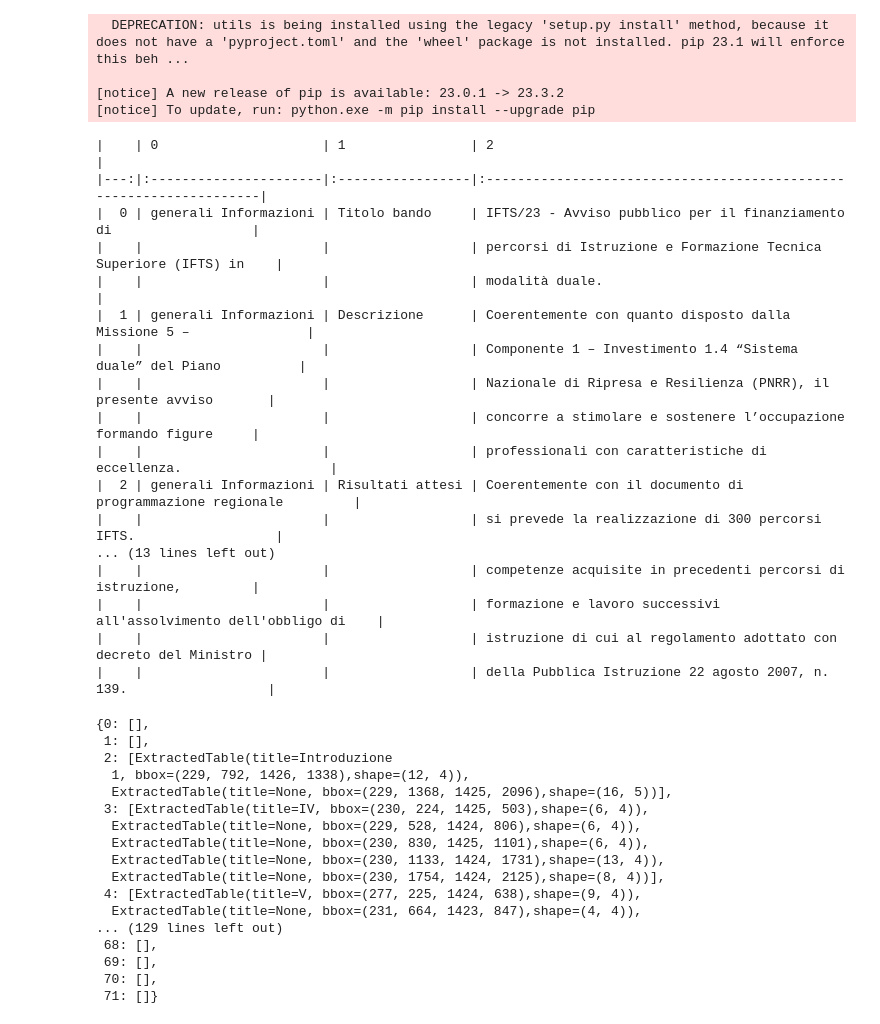
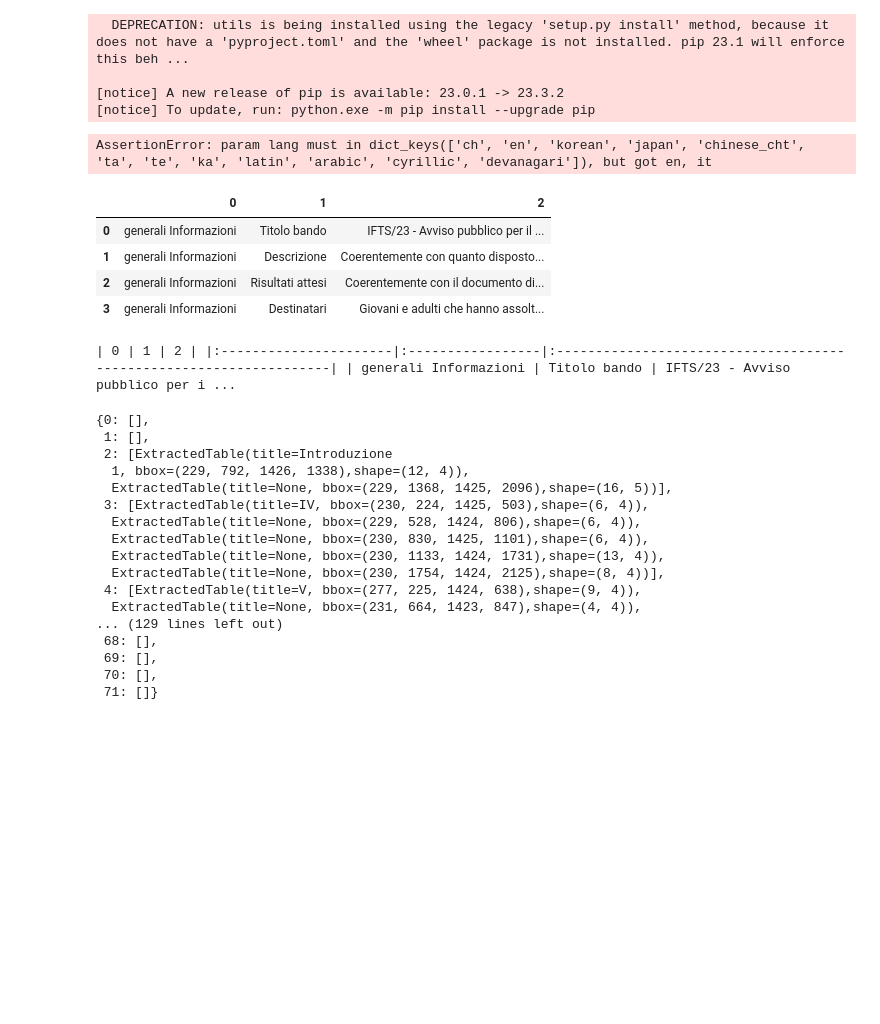
Before and after one commit to GiacomoSignorile/RAG-with-LLamaIndex-Open, a Jupyter notebook: notebooks/Document_Ingestion/Table_OCR_ingestion.ipynb, the cells around one changed output. Saved outputs shown, nothing was run; the diff lists cells and outputs as text; code cells hidden in the pictures; blank space fills up the shorter version.

```diff
--- a/notebooks/Document_Ingestion/Table_OCR_ingestion.ipynb
+++ b/notebooks/Document_Ingestion/Table_OCR_ingestion.ipynb
@@ -100,32 +100,30 @@ from PIL import Image as PILImage
 
 from img2table.document import PDF
 from img2table.ocr import TesseractOCR, PaddleOCR
-ocr = PaddleOCR(lang='it')
+ocr = PaddleOCR(lang='en, it')
 
-src = "/home/giac/RAG-with-LLamaIndex-Open/testdoc/Tesi_Giacomo_Signorile (8).pdf"
+src = "/home/giacomo/Documenti/GitHub/RAG-with-LLamaIndex-Open/docs/bandi/Scheda Avviso Pubblico IFTS_2023.pdf"
 doc = PDF(src)
 # Table extraction
-extracted_tables= doc.extract_tables(ocr=ocr, implicit_rows=True, borderless_tables=True, min_confidence=70)
+extracted_tables= doc.extract_tables(ocr=ocr, implicit_rows=False, borderless_tables=True, min_confidence=99)
+# %% [output]
+AssertionError: param lang must in dict_keys(['ch', 'en', 'korean', 'japan', 'chinese_cht', 'ta', 'te', 'ka', 'latin', 'arabic', 'cyrillic', 'devanagari']), but got en, it
 # %%
-print(extracted_tables[0][0].df.to_markdown())
+extracted_tables[0][0].df
 # %% [output]
-|    | 0                     | 1                | 2                                                                  |
-|---:|:----------------------|:-----------------|:-------------------------------------------------------------------|
-|  0 | generali Informazioni | Titolo bando     | IFTS/23 - Avviso pubblico per il finanziamento di                  |
-|    |                       |                  | percorsi di Istruzione e Formazione Tecnica Superiore (IFTS) in    |
-|    |                       |                  | modalità duale.                                                    |
-|  1 | generali Informazioni | Descrizione      | Coerentemente con quanto disposto dalla Missione 5 –               |
-|    |                       |                  | Componente 1 – Investimento 1.4 “Sistema duale” del Piano          |
-|    |                       |                  | Nazionale di Ripresa e Resilienza (PNRR), il presente avviso       |
-|    |                       |                  | concorre a stimolare e sostenere l’occupazione formando figure     |
-|    |                       |                  | professionali con caratteristiche di eccellenza.                   |
-|  2 | generali Informazioni | Risultati attesi | Coerentemente con il documento di programmazione regionale         |
-|    |                       |                  | si prevede la realizzazione di 300 percorsi IFTS.                  |
-... (13 lines left out)
-|    |                       |                  | competenze acquisite in precedenti percorsi di istruzione,         |
-|    |                       |                  | formazione e lavoro successivi all'assolvimento dell'obbligo di    |
-|    |                       |                  | istruzione di cui al regolamento adottato con decreto del Ministro |
-|    |                       |                  | della Pubblica Istruzione 22 agosto 2007, n. 139.                  |
+|  | 0 | 1 | 2 |
+| 0 | generali Informazioni | Titolo bando | IFTS/23 - Avviso pubblico per il ... |
+| 1 | generali Informazioni | Descrizione | Coerentemente con quanto disposto... |
+| 2 | generali Informazioni | Risultati attesi | Coerentemente con il documento di... |
+| 3 | generali Informazioni | Destinatari | Giovani e adulti che hanno assolt... |
+# %%
+table1 = extracted_tables[0][0].df.to_markdown(index=False)
+listText = table1.split()
+text = ' '.join(listText)
+
+print(text)
+# %% [output]
+| 0 | 1 | 2 | |:----------------------|:-----------------|:-------------------------------------------------------------------| | generali Informazioni | Titolo bando | IFTS/23 - Avviso pubblico per i ...
 # %%
 extracted_tables
 # %% [output]
```
Also changed, not shown: parts of 5 cells of this notebook, 1 other file.
